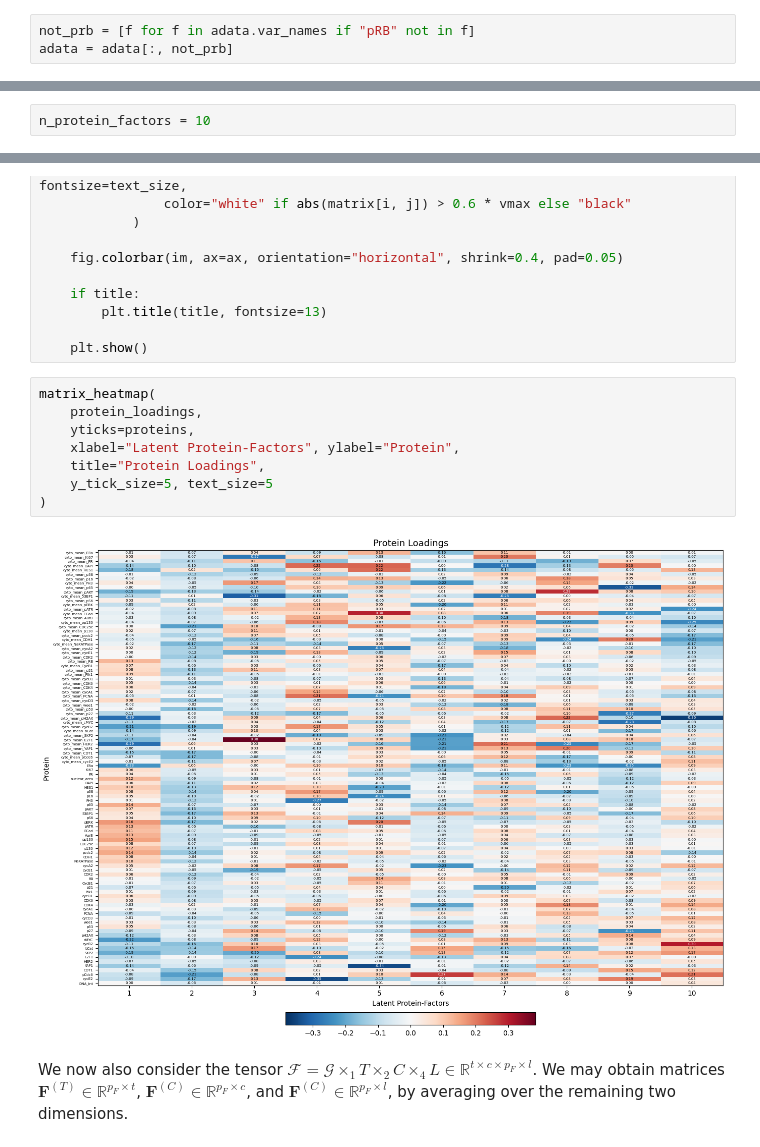
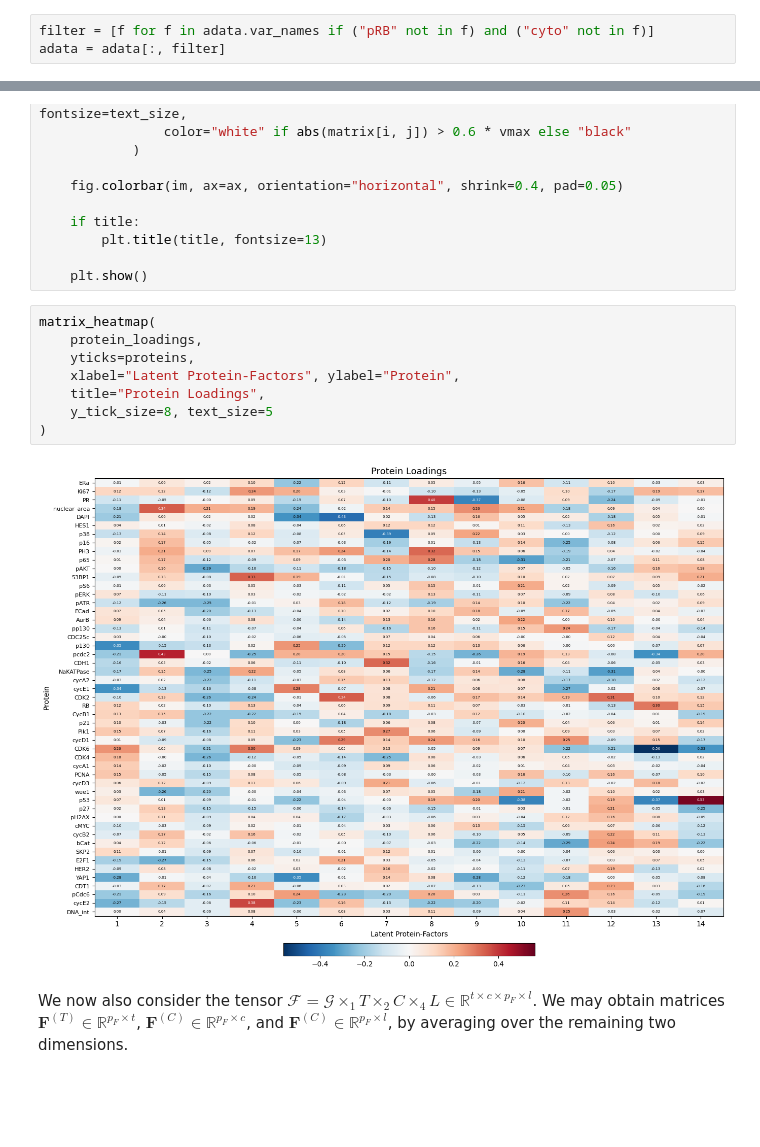
Before and after one commit to kaiwycik/tensors_and_cell_cycles, a Jupyter notebook: code/playground/playground_2.ipynb, the cells around one changed output, grey strips where cells are left out. Drawn from its saved outputs; the diff is of its cells as text; blank space fills up the shorter version.

Commit message:
removed cyto proteins

```diff
--- a/code/playground/playground_2.ipynb
+++ b/code/playground/playground_2.ipynb
@@ -116,6 +116,6 @@ Removing any protein containing $``\texttt{pRB}''$:
 # %%
-not_prb = [f for f in adata.var_names if "pRB" not in f]
-adata = adata[:, not_prb]
+filter = [f for f in adata.var_names if ("pRB" not in f) and ("cyto" not in f)]
+adata = adata[:, filter]
 # %% [markdown]
 Understanding our data:
 # %%
@@ -413,5 +411,3 @@ After inspecting the heatmaps that follow, we may also choose 10 protein factors
-# %%
-n_protein_factors = 10
 # %%
 fig = plt.figure(figsize=(10, 6))
 ax = fig.add_subplot(1, 1, 1)
@@ -493,13 +489,13 @@ def matrix_heatmap(matrix, xticks=None, yticks=None, xlabel=None, ylabel=None, t
 # %%
 matrix_heatmap(
     protein_loadings,
     yticks=proteins,
     xlabel="Latent Protein-Factors", ylabel="Protein",
     title="Protein Loadings",
-    y_tick_size=5, text_size=5
+    y_tick_size=8, text_size=5
 )
 # %% [output]
-[figure, old version]
+[figure, new version]
 # %% [markdown]
 We now also consider the tensor $\mathcal{F} = \mathcal{G} \times_1 T \times_2 C \times_4 L \in \mathbb{R}^{t \times c \times p_F \times l}$. We may obtain matrices $\mathbf{F}^{(T)} \in \mathbb{R}^{p_F \times t}$, $\mathbf{F}^{(C)} \in \mathbb{R}^{p_F \times c}$, and $\mathbf{F}^{(C)} \in \mathbb{R}^{p_F \times l}$, by averaging over the remaining two dimensions.
 
```
Also changed, not shown: parts of 15 cells of this notebook.
